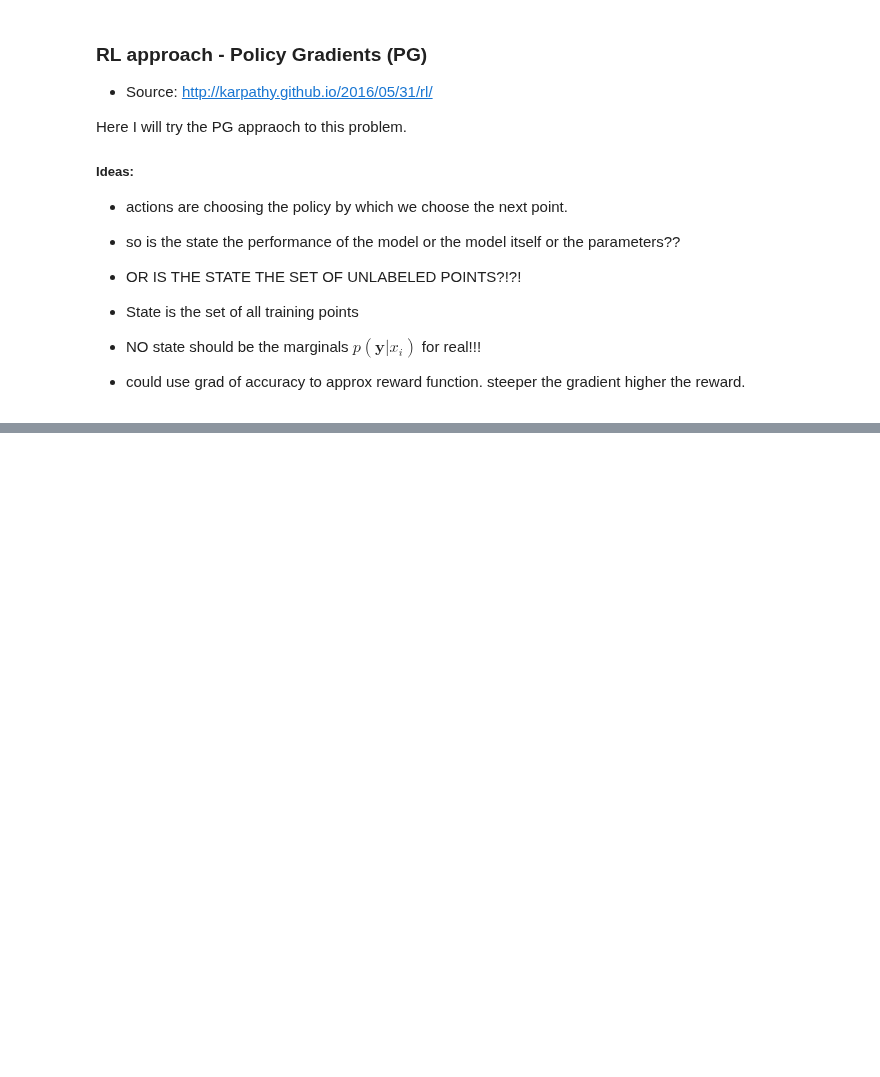
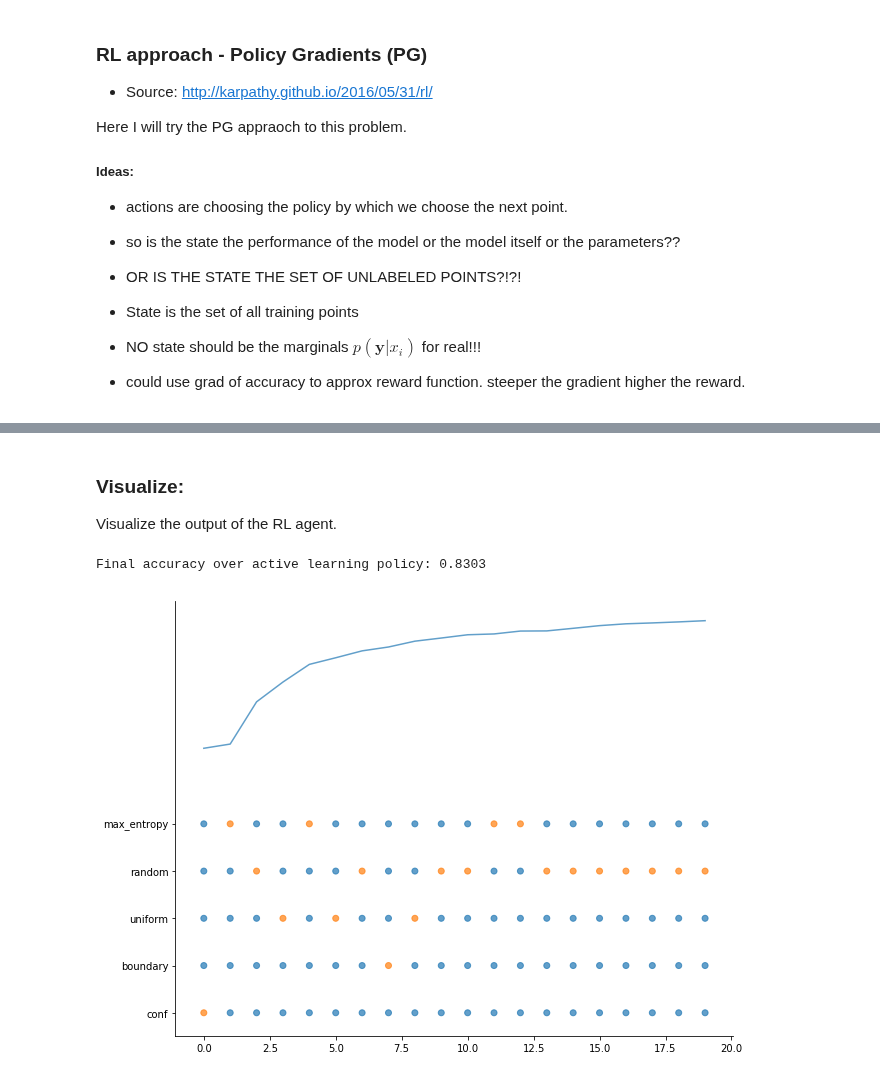
Before and after one commit to dsondak/pavlos_research, a Jupyter notebook: notebooks/2.0_reinforcement_learn_policy.ipynb, the cells around one changed output, grey strips where cells are left out. Saved outputs shown, nothing was run; the diff lists cells and outputs as text; code cells hidden in the pictures; blank space fills up the shorter version.

```diff
--- a/notebooks/2.0_reinforcement_learn_policy.ipynb
+++ b/notebooks/2.0_reinforcement_learn_policy.ipynb
@@ -49,10 +50,10 @@ Below we make both the logistic regression and the CNN for experiemnts with RL o
 # Define the logistic regression model
 class logreg(nn.Module):
     """ Logistic regression """
-    def __init__(self, classes):
+    def __init__(self):
         super(logreg, self).__init__()
-        self.classes = classes
-        self.w = nn.Linear(28*28,classes)
+        self.classes = 10
+        self.w = nn.Linear(28*28,self.classes)
 
     def forward(self, x):
         x = self.w(x.view(-1,1,28*28))
@@ -77,3 +78,19 @@ class CNN(nn.Module):
         x = F.relu(self.fc1(x))
         x = self.fc2(x)
         return F.log_softmax(x,dim=1)
+
+# Make the RL agent to interact with the environment
+class AgentRL(nn.Module):
+    def __init__(self, inpt_dim, hidden_dim, num_policies):
+        super(AgentRL, self).__init__()
+        self.num_policies = num_policies
+        self.inner_layer = nn.Linear(inpt_dim, hidden_dim)
+        self.outer_layer = nn.Linear(hidden_dim, num_policies)
+        self.rewards = []
+        self.saved_log_probs = []
+
+    def forward(self, x):
+        x = x.view(1,-1)
+        x = F.relu(self.inner_layer(x))
+        x = self.outer_layer(x)
+        return F.softmax(x, dim=1)
@@ -398,0 +121,15 @@ for i in range(num_points):
+# %%
+rl = imp.reload(rl)
+al = imp.reload(al)
+viz = imp.reload(viz)
+
+mod = logreg()
+opt = optim.Adam(mod.parameters(),lr=0.01)
+policy_key = {0: 'random', 1: 'boundary', 2: 'max_entropy', 3: 'conf', 4: 'uniform'}
+arl = AgentRL(int(len(train_x)*10), 128, 5)
+optimizer_rl = optim.Adam(arl.parameters(), lr=1e-2)
+
+
+rl_e = rl.Environment(mod, train_x, train_y, val_x ,val_y, nn.NLLLoss(), opt)
+rl_e.set_params(al_itrs=20, npoints=20, batch_size=10)
+pc,ac = rl_e.run_experiments(arl, optimizer_rl, policy_key, n_experiments=10)
@@ -398,0 +146,12 @@ for i in range(num_points):
+# %% [markdown]
+### Visualize:
+
+Visualize the output of the RL agent.
+# %%
+# Visualize the instance given by 'ii'
+ii = 0
+viz.viz_rl(pc,ac,ii)
+print('Final accuracy over active learning policy:',ac[ii][-1][0])
+# %% [output]
+Final accuracy over active learning policy: 0.8303
+[figure, added]
```
Also changed, not shown: parts of 12 cells of this notebook, 7 other files.
